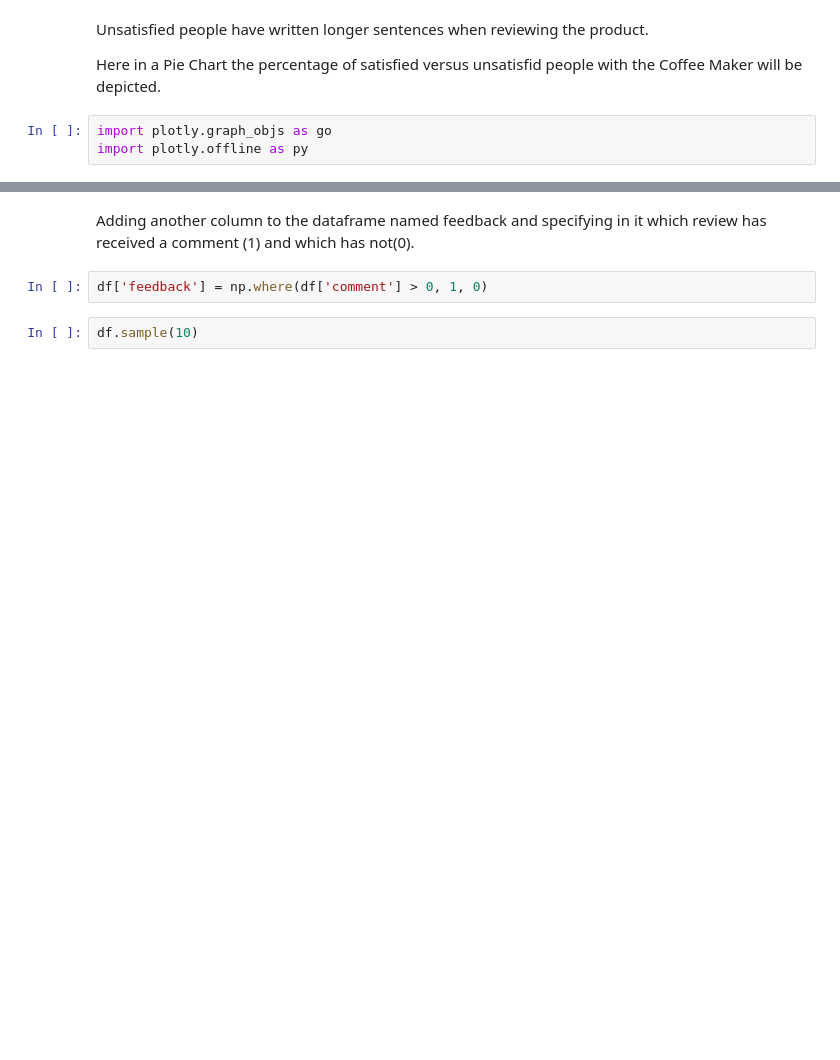
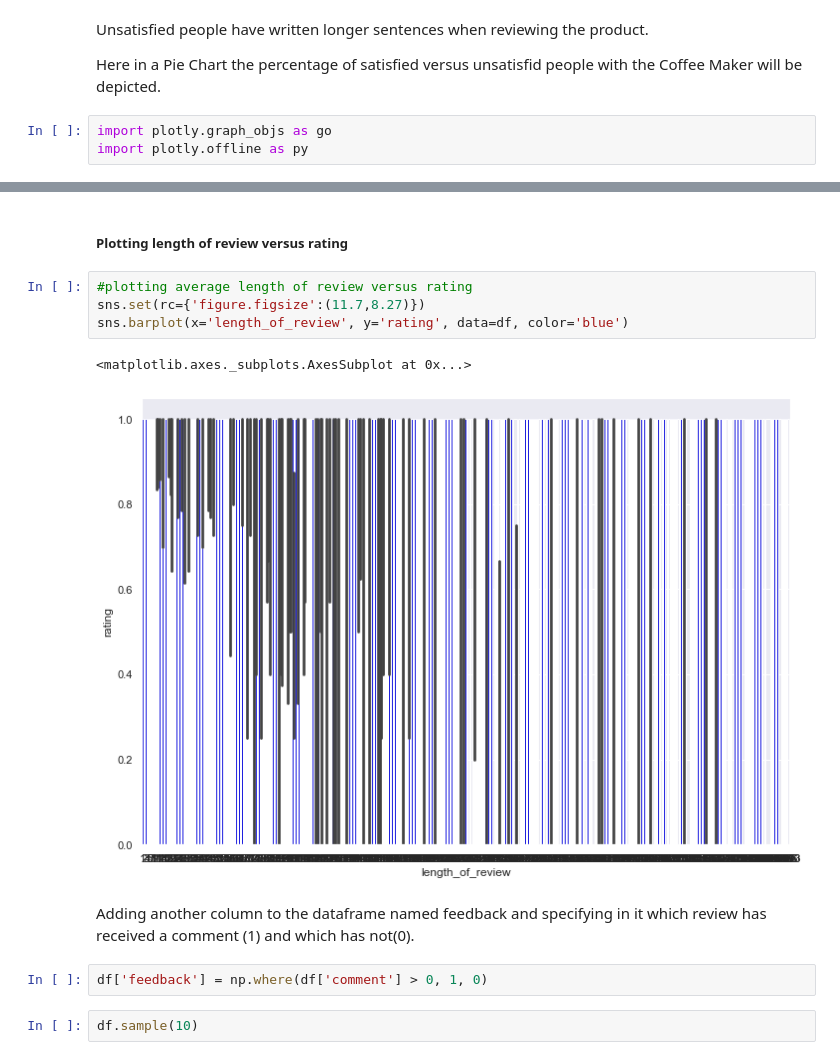
Before and after one commit to kavehamini/Amazon-Review-Analysis-JBL-Charge-4-Speaker-Sentiment-Analysis-NLP, a Jupyter notebook: Sentiment Analysis of Amazon reviews for JBL Speaker.ipynb, the cells around one changed output, grey strips where cells are left out. Cells and saved outputs as stored; diff of their text form; blank space fills up the shorter version.

```diff
--- a/Sentiment Analysis of Amazon reviews for JBL Speaker.ipynb
+++ b/Sentiment Analysis of Amazon reviews for JBL Speaker.ipynb
@@ -226,3 +225,12 @@ py.iplot(fig)
+# %% [markdown]
+##### Plotting length of review versus rating
+# %%
+#plotting average length of review versus rating
+sns.set(rc={'figure.figsize':(11.7,8.27)})
+sns.barplot(x='length_of_review', y='rating', data=df, color='blue')
+# %% [output]
+<matplotlib.axes._subplots.AxesSubplot at 0x...>
+[figure, added]
 # %% [markdown]
 Adding another column to the dataframe named feedback and specifying in it which review has received a comment (1) and which has not(0).
 # %%
```
Also changed, not shown: parts of 5 cells of this notebook.
